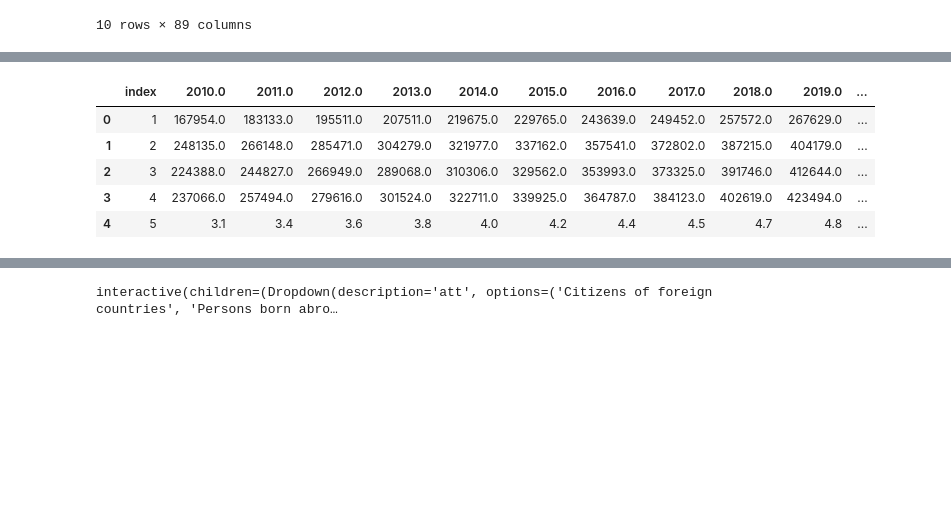
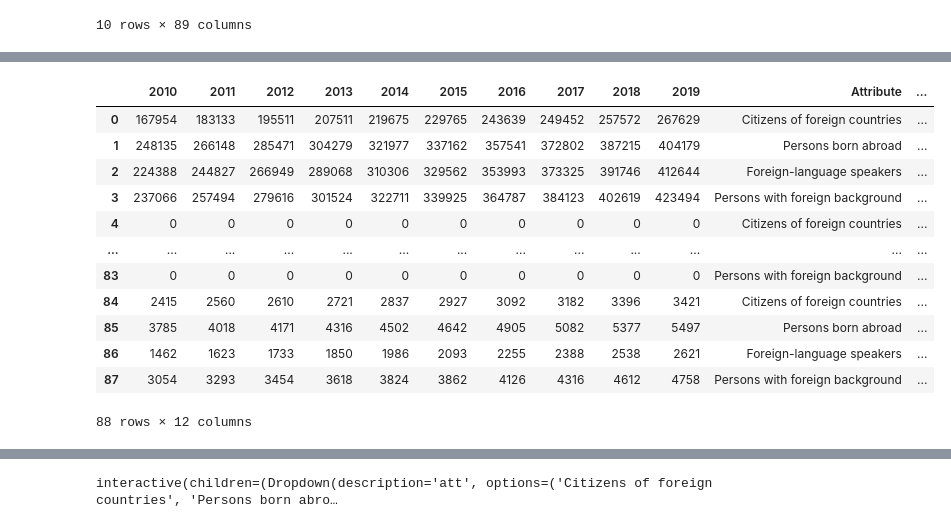
Before and after one commit to Thuong89/data_analysis_with_pandas, a Jupyter notebook: FinReport.ipynb, the cells around one changed output, grey strips where cells are left out. Drawn from its saved outputs; the diff is of its cells as text; code cells hidden in the pictures; blank space fills up the shorter version.

```diff
--- a/FinReport.ipynb
+++ b/FinReport.ipynb
@@ -222,12 +280,21 @@ data2.sort_values(["Region","Attribute"]).groupby("Region").first()
-# %%
-data2.head()
-# %% [output]
-|  | index | 2010.0 | 2011.0 | 2012.0 | 2013.0 | 2014.0 | 2015.0 | 2016.0 | 2017.0 | 2018.0 | 2019.0 | ... |
-| 0 | 1 | 167954.0 | 183133.0 | 195511.0 | 207511.0 | 219675.0 | 229765.0 | 243639.0 | 249452.0 | 257572.0 | 267629.0 | ... |
-| 1 | 2 | 248135.0 | 266148.0 | 285471.0 | 304279.0 | 321977.0 | 337162.0 | 357541.0 | 372802.0 | 387215.0 | 404179.0 | ... |
-| 2 | 3 | 224388.0 | 244827.0 | 266949.0 | 289068.0 | 310306.0 | 329562.0 | 353993.0 | 373325.0 | 391746.0 | 412644.0 | ... |
-| 3 | 4 | 237066.0 | 257494.0 | 279616.0 | 301524.0 | 322711.0 | 339925.0 | 364787.0 | 384123.0 | 402619.0 | 423494.0 | ... |
-| 4 | 5 | 3.1 | 3.4 | 3.6 | 3.8 | 4.0 | 4.2 | 4.4 | 4.5 | 4.7 | 4.8 | ... |
+# %%
+data2.head()
+data2=data2.drop(columns='index')
+data2
+# %% [output]
+|  | 2010 | 2011 | 2012 | 2013 | 2014 | 2015 | 2016 | 2017 | 2018 | 2019 | Attribute | ... |
+| 0 | 167954 | 183133 | 195511 | 207511 | 219675 | 229765 | 243639 | 249452 | 257572 | 267629 | Citizens of foreign countries | ... |
+| 1 | 248135 | 266148 | 285471 | 304279 | 321977 | 337162 | 357541 | 372802 | 387215 | 404179 | Persons born abroad | ... |
+| 2 | 224388 | 244827 | 266949 | 289068 | 310306 | 329562 | 353993 | 373325 | 391746 | 412644 | Foreign-language speakers | ... |
+| 3 | 237066 | 257494 | 279616 | 301524 | 322711 | 339925 | 364787 | 384123 | 402619 | 423494 | Persons with foreign background | ... |
+| 4 | 0 | 0 | 0 | 0 | 0 | 0 | 0 | 0 | 0 | 0 | Citizens of foreign countries | ... |
+| ... | ... | ... | ... | ... | ... | ... | ... | ... | ... | ... | ... | ... |
+| 83 | 0 | 0 | 0 | 0 | 0 | 0 | 0 | 0 | 0 | 0 | Persons with foreign background | ... |
+| 84 | 2415 | 2560 | 2610 | 2721 | 2837 | 2927 | 3092 | 3182 | 3396 | 3421 | Citizens of foreign countries | ... |
+| 85 | 3785 | 4018 | 4171 | 4316 | 4502 | 4642 | 4905 | 5082 | 5377 | 5497 | Persons born abroad | ... |
+| 86 | 1462 | 1623 | 1733 | 1850 | 1986 | 2093 | 2255 | 2388 | 2538 | 2621 | Foreign-language speakers | ... |
+| 87 | 3054 | 3293 | 3454 | 3618 | 3824 | 3862 | 4126 | 4316 | 4612 | 4758 | Persons with foreign background | ... |
+88 rows × 12 columns
 # %%
 # In this line, we are trying to check which attributes have maximum value during the year 2010. For example, Uusimaa region have persons with foreign background as maximum values while whole country have persons born abroad as maximum values which is shown below. This can be useful to check if more foreigners moved to Finland or more people were born abroad and so on.
 data2.loc[data2[2010]==data2.groupby("Region")[2010].transform("max")][["Region","Attribute",2010]]
```
Also changed, not shown: parts of 43 cells of this notebook.
